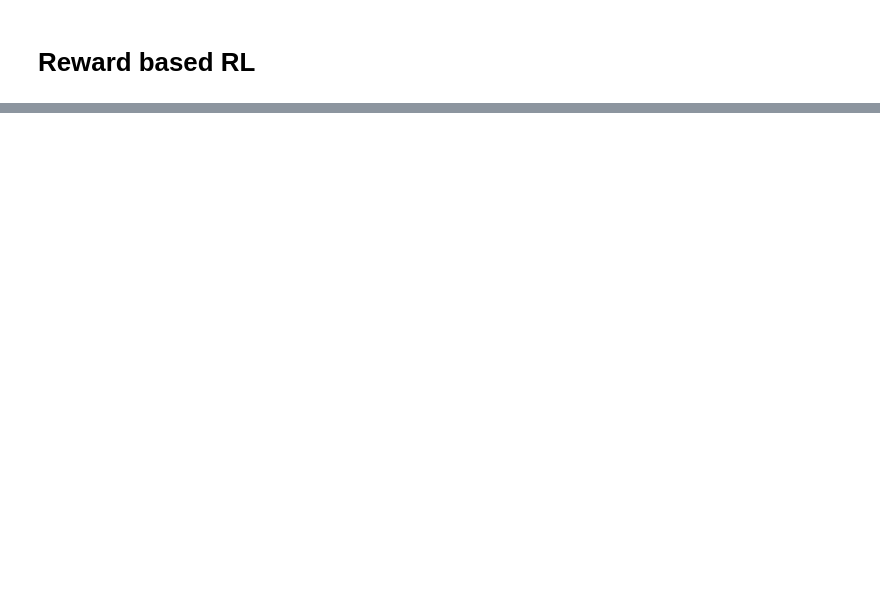
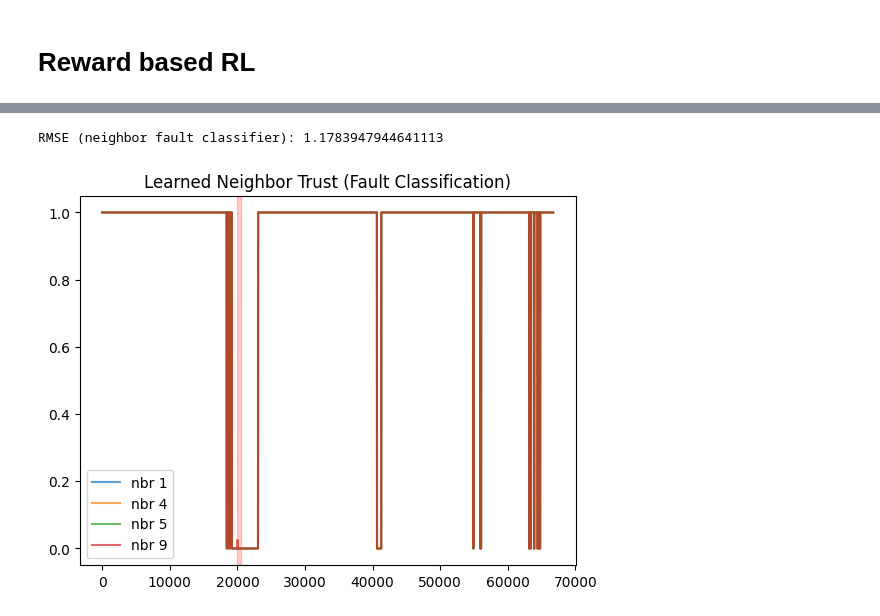
Before and after one commit to prateek-g-bit/Fault-Tolerance-System, a Jupyter notebook: fault-tolerant-system-v1.ipynb, the cells around one changed output, grey strips where cells are left out. Saved outputs shown, nothing was run; the diff lists cells and outputs as text; code cells hidden in the pictures; blank space fills up the shorter version.

Commit message:
Kaggle Notebook | fault_tolerant_system_v1 | Version 8

```diff
--- a/fault-tolerant-system-v1.ipynb
+++ b/fault-tolerant-system-v1.ipynb
@@ -1282,2 +1331,5 @@ plt.show()
 # %% [markdown]
 # Reward based RL
+# %%
+policy = NeighborFaultClassifier()
+optimizer = torch.optim.Adam(policy.parameters(), lr=1e-3)
@@ -1283,0 +1428,23 @@ plt.show()
+# %%
+trust_cls = torch.ones_like(X_fault)
+
+with torch.no_grad():
+    for t in range(T):
+
+        if not fault_flags_t[t, sensor_idx]:
+            continue
+
+        state = build_neighbor_state(
+            t,
+            sensor_idx,
+            X_fault,
+            X_temp_hat,
+            fault_flags_t,
+            nbr_idx_torch
+        )
+
+        p_fault = policy(state).squeeze()
+        trust = 1.0 - p_fault
+        trust = torch.clamp(trust, 0.0, 1.0)
+
+        trust_cls[t, nbr_idx_torch[sensor_idx]] = trust
@@ -1284 +1459,26 @@ plt.show()
+# %%
+rmse_cls = torch.sqrt(
+    torch.mean(
+        (X_spatial_hat_cls[mask_fault_window, sensor_idx]
+         - Y_true[mask_fault_window, sensor_idx]) ** 2
+    )
+)
+
+print("RMSE (neighbor fault classifier):", rmse_cls.item())
+# %% [output]
+RMSE (neighbor fault classifier): 1.1783947944641113
+# %%
+for n in nbr_idx[sensor_idx]:
+    plt.plot(
+        trust_cls[:, n].cpu(),
+        label=f"nbr {n}",
+        alpha=0.7
+    )
+
+plt.axvspan(FAULT_START, FAULT_END, color="red", alpha=0.2)
+plt.legend()
+plt.title("Learned Neighbor Trust (Fault Classification)")
+plt.show()
+# %% [output]
+[figure, added]
 # %%
```
Also changed, not shown: parts of 27 cells of this notebook.
